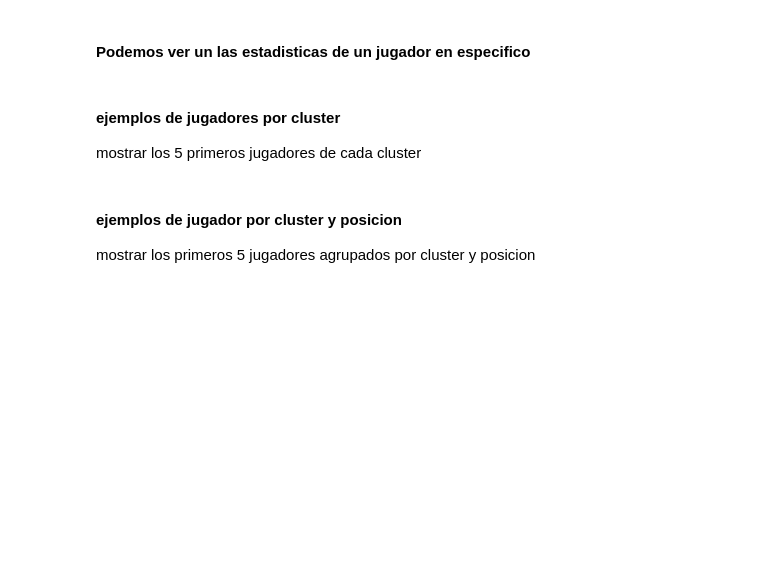
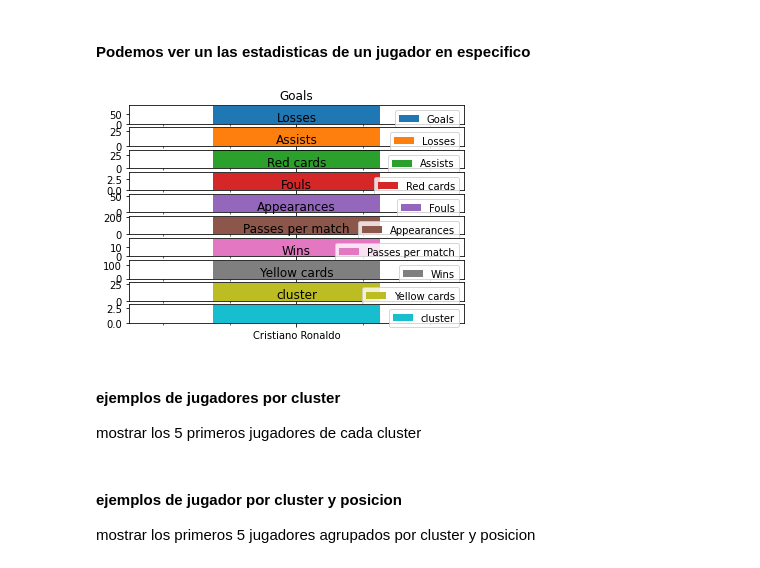
Before and after one commit to JPHITA/Monitoria-IA, a Jupyter notebook: Diapositivas/TALLER 5 - Aprendizaje NO supervisado CLUSTERING/taller s.ipynb, the cells around one changed output. Saved outputs shown, nothing was run; the diff lists cells and outputs as text; code cells hidden in the pictures; blank space fills up the shorter version.

```diff
--- a/Diapositivas/TALLER 5 - Aprendizaje NO supervisado CLUSTERING/taller s.ipynb
+++ b/Diapositivas/TALLER 5 - Aprendizaje NO supervisado CLUSTERING/taller s.ipynb
@@ -343,10 +421,12 @@ plt.show()
 #### Podemos ver un las estadisticas de un jugador en especifico
 # %%
 filtro = datos["Name"].str.contains("Cristiano")
-datos.loc[filtro, datos.columns.drop("Passes")].plot.bar()
+datos.loc[filtro, datos.columns.drop("Passes")].plot.bar(subplots=True)
 
 plt.xticks(ticks=plt.gca().get_xticks(), labels=["Cristiano Ronaldo"], rotation=0)
 plt.show()
+# %% [output]
+[figure, added]
 # %% [markdown]
 #### ejemplos de jugadores por cluster
 
```
Also changed, not shown: parts of 12 cells of this notebook, 4 other files.
